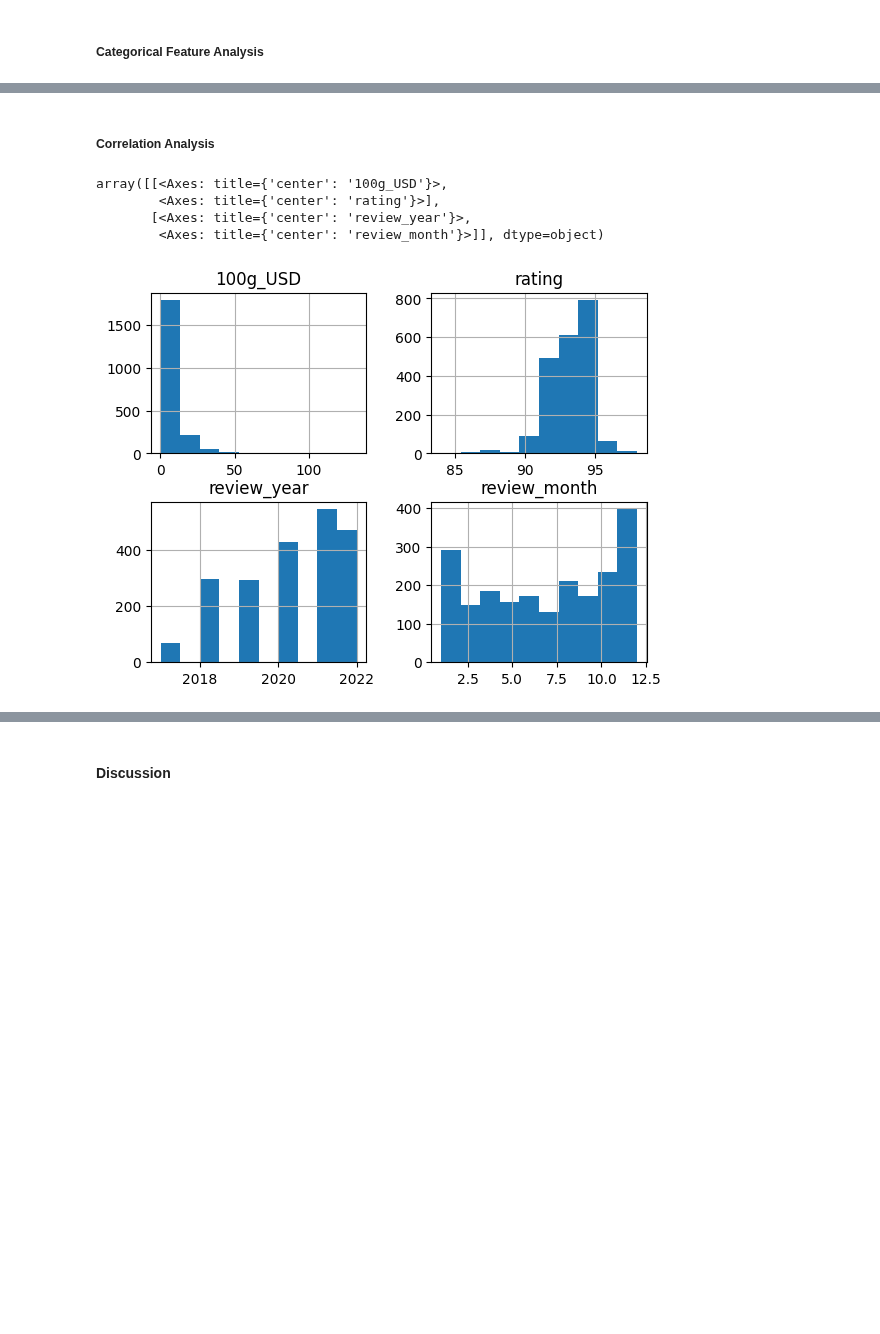
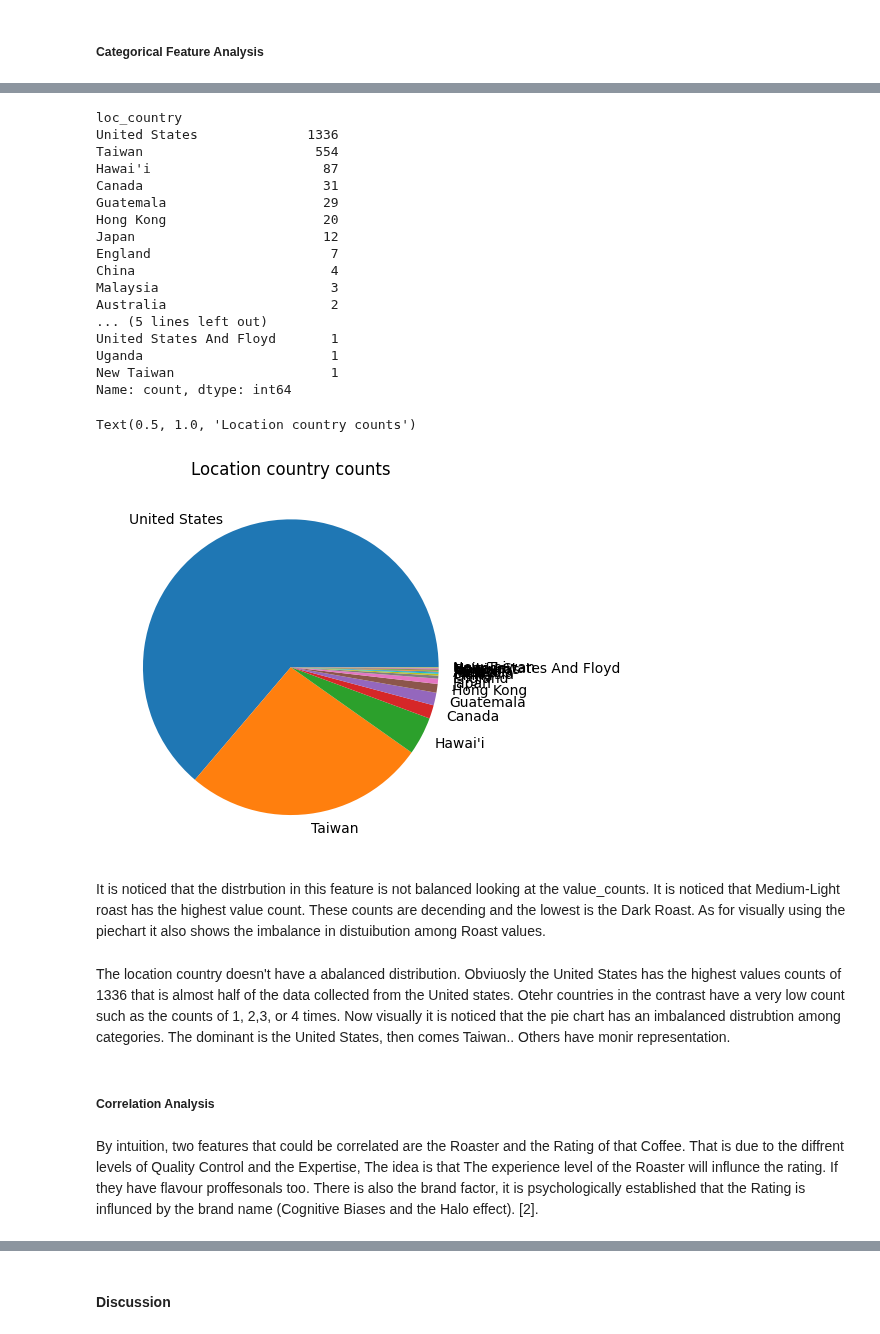
Before and after one commit to sondosaabed/SP.TOP-Data-Science-and-Analytics, a Jupyter notebook: Assignments/A4/1190652_A4.ipynb, the cells around one changed output, grey strips where cells are left out. Drawn from its saved outputs; the diff is of its cells as text; code cells hidden in the pictures; blank space fills up the shorter version.

```diff
--- a/Assignments/A4/1190652_A4.ipynb
+++ b/Assignments/A4/1190652_A4.ipynb
@@ -392,10 +391,34 @@ Name: count, dtype: int64
+# %%
+loc_counts = df['loc_country'].value_counts()
+print(loc_counts)
+plt.pie(loc_counts, labels=[ 'United States', 'Taiwan', "Hawai'i", 'Canada','Guatemala', 'Hong Kong','Japan','England',
+'China', 'Malaysia','Australia','Mexico','Peru', 'Kenya','Belgium', 'Honduras', 'United States And Floyd','Uganda', 'New Taiwan']) # labels are obtained using .unique()
+plt.title("Location country counts")
+# %% [output]
+loc_country
+United States              1336
+Taiwan                      554
+Hawai'i                      87
+Canada                       31
+Guatemala                    29
+Hong Kong                    20
+Japan                        12
+England                       7
+China                         4
+Malaysia                      3
+Australia                     2
+... (5 lines left out)
+United States And Floyd       1
+Uganda                        1
+New Taiwan                    1
+Name: count, dtype: int64
+Text(0.5, 1.0, 'Location country counts')
+[figure, added]
+# %% [markdown]
+ It is noticed that the distrbution in this feature is not balanced looking at the value_counts. It is noticed that Medium-Light roast has the highest value count. These counts are decending and the lowest is the Dark Roast. As for visually using the piechart it also shows the imbalance in distuibution among Roast values.
+# %% [markdown]
+The location country doesn't have a abalanced distribution. Obviuosly the United States has the highest values counts of 1336 that is almost half of the data collected from the United states. Otehr countries in the contrast have a very low count such as the counts of 1, 2,3, or 4 times. Now visually it is noticed that the pie chart has an imbalanced distrubtion among categories. The dominant is the United States, then comes Taiwan.. Others have monir representation.
 # %% [markdown]
 ##### <b>Correlation Analysis</b>
-# %%
-df.hist()
-# %% [output]
-array([[<Axes: title={'center': '100g_USD'}>,
-        <Axes: title={'center': 'rating'}>],
-       [<Axes: title={'center': 'review_year'}>,
-        <Axes: title={'center': 'review_month'}>]], dtype=object)
-[figure, removed]
+# %% [markdown]
+By intuition, two features that could be correlated are the Roaster and the Rating of that Coffee. That is due to the diffrent levels of Quality Control and the Expertise, The idea is that The experience level of the Roaster will influnce the rating. If they have flavour proffesonals too. There is also the brand factor, it is psychologically established that the Rating is influnced by the brand name (Cognitive Biases and the Halo effect). [2].
```
Also changed, not shown: parts of 45 cells of this notebook.
